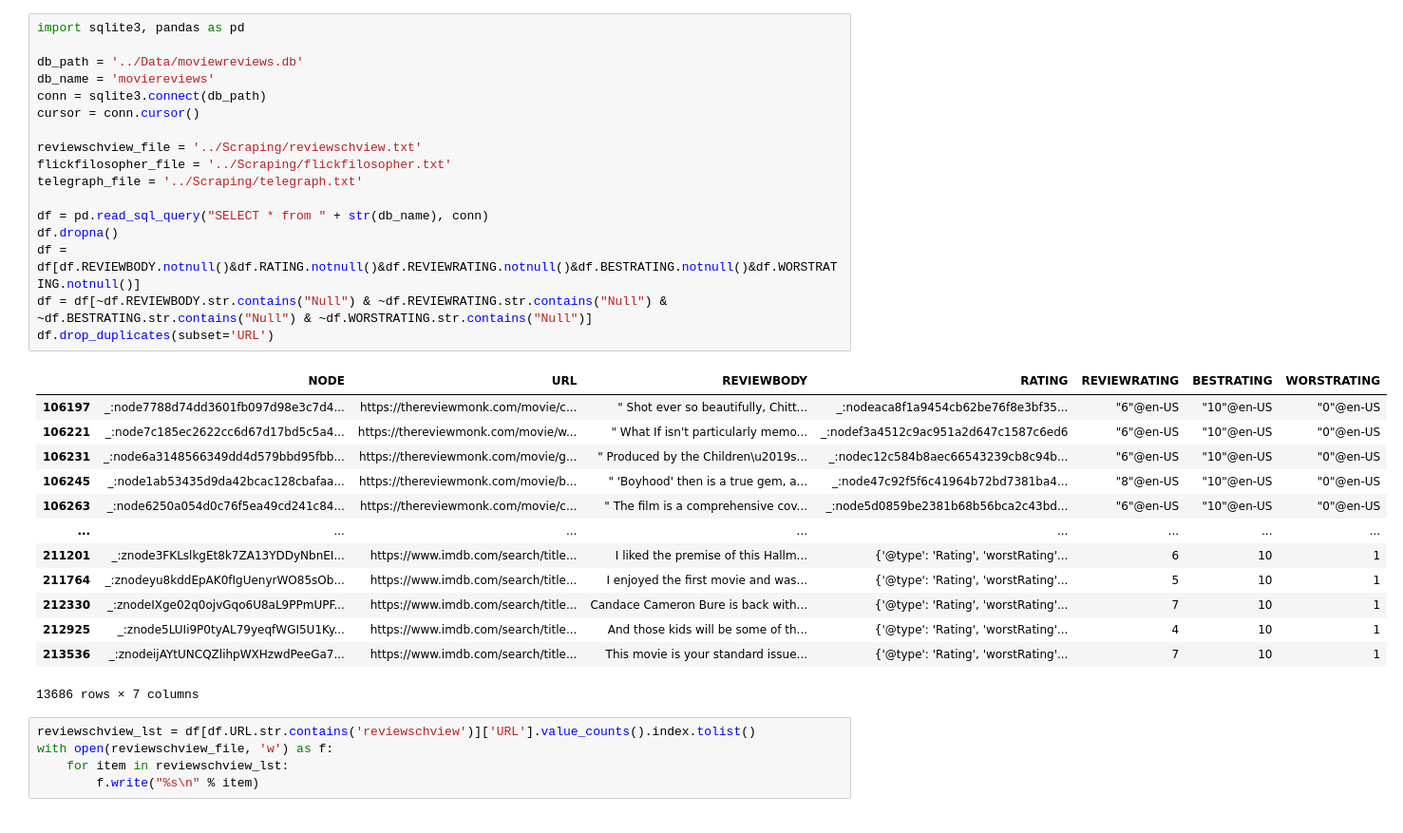
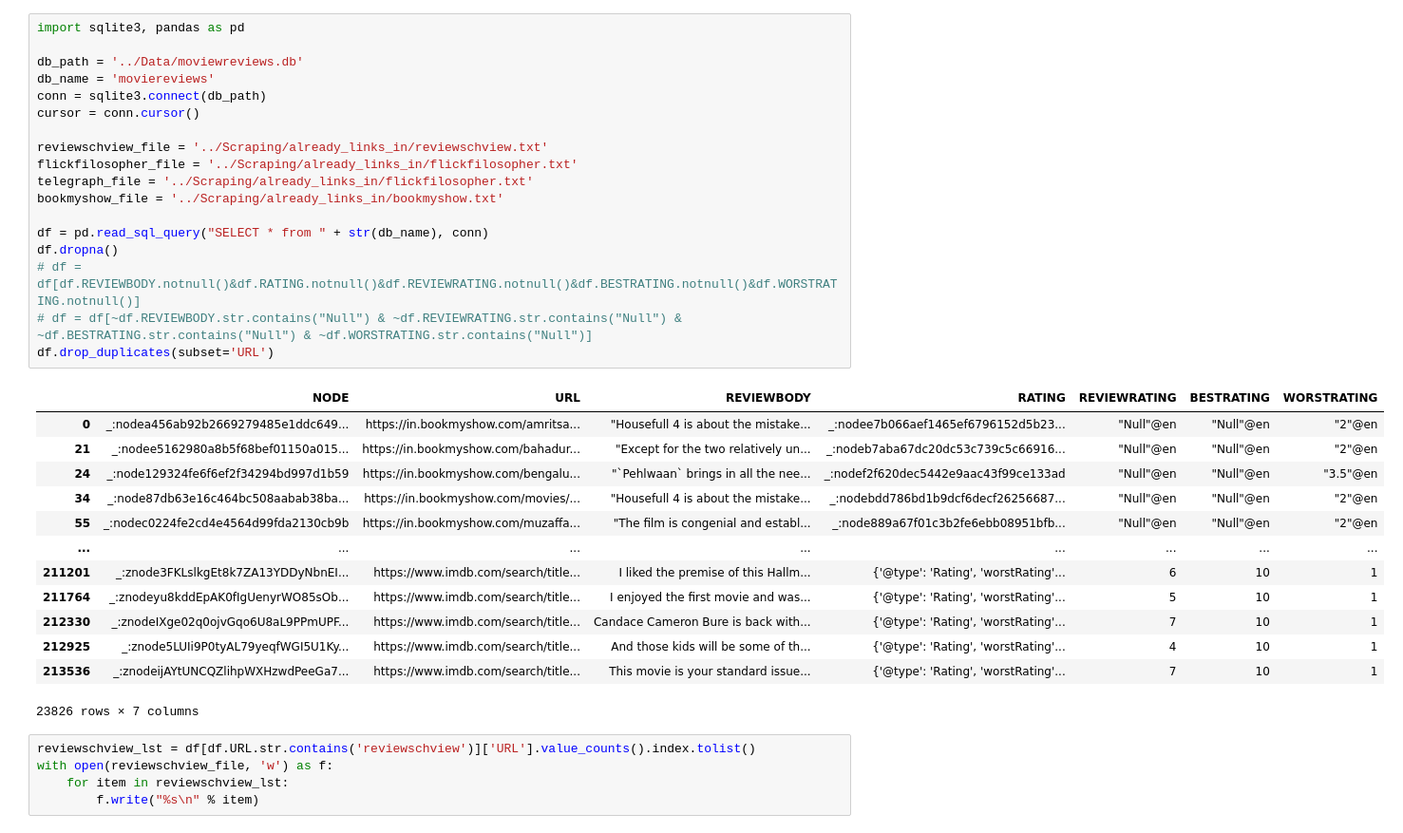
Before and after one commit to PhuongAnhMannheim/Master, a Jupyter notebook: Intermediary/getCurrentReviewAdresses.ipynb, the cells around one changed output. Shown: that part at 95% size. Saved outputs shown, nothing was run; the diff lists cells and outputs as text.

```diff
--- a/Intermediary/getCurrentReviewAdresses.ipynb
+++ b/Intermediary/getCurrentReviewAdresses.ipynb
@@ -1,34 +1,35 @@
 # %%
 import sqlite3, pandas as pd
 
 db_path = '../Data/moviewreviews.db'
 db_name = 'moviereviews'
 conn = sqlite3.connect(db_path)
 cursor = conn.cursor()
 
-reviewschview_file = '../Scraping/reviewschview.txt'
-flickfilosopher_file = '../Scraping/flickfilosopher.txt'
-telegraph_file = '../Scraping/telegraph.txt'
+reviewschview_file = '../Scraping/already_links_in/reviewschview.txt'
+flickfilosopher_file = '../Scraping/already_links_in/flickfilosopher.txt'
+telegraph_file = '../Scraping/already_links_in/flickfilosopher.txt'
+bookmyshow_file = '../Scraping/already_links_in/bookmyshow.txt'
 
 df = pd.read_sql_query("SELECT * from " + str(db_name), conn)
 df.dropna()
-df = df[df.REVIEWBODY.notnull()&df.RATING.notnull()&df.REVIEWRATING.notnull()&df.BESTRATING.notnull()&df.WORSTRATING.notnull()]
-df = df[~df.REVIEWBODY.str.contains("Null") & ~df.REVIEWRATING.str.contains("Null") & ~df.BESTRATING.str.contains("Null") & ~df.WORSTRATING.str.contains("Null")]
+# df = df[df.REVIEWBODY.notnull()&df.RATING.notnull()&df.REVIEWRATING.notnull()&df.BESTRATING.notnull()&df.WORSTRATING.notnull()]
+# df = df[~df.REVIEWBODY.str.contains("Null") & ~df.REVIEWRATING.str.contains("Null") & ~df.BESTRATING.str.contains("Null") & ~df.WORSTRATING.str.contains("Null")]
 df.drop_duplicates(subset='URL')
 # %% [output]
 |  | NODE | URL | REVIEWBODY | RATING | REVIEWRATING | BESTRATING | WORSTRATING |
-| 106197 | _:node7788d74dd3601fb097d98e3c7d4... | https://thereviewmonk.com/movie/c... | " Shot ever so beautifully, Chitt... | _:nodeaca8f1a9454cb62be76f8e3bf35... | "6"@en-US | "10"@en-US | "0"@en-US |
-| 106221 | _:node7c185ec2622cc6d67d17bd5c5a4... | https://thereviewmonk.com/movie/w... | " What If isn't particularly memo... | _:nodef3a4512c9ac951a2d647c1587c6ed6 | "6"@en-US | "10"@en-US | "0"@en-US |
-| 106231 | _:node6a3148566349dd4d579bbd95fbb... | https://thereviewmonk.com/movie/g... | " Produced by the Children\u2019s... | _:nodec12c584b8aec66543239cb8c94b... | "6"@en-US | "10"@en-US | "0"@en-US |
-| 106245 | _:node1ab53435d9da42bcac128cbafaa... | https://thereviewmonk.com/movie/b... | " 'Boyhood' then is a true gem, a... | _:node47c92f5f6c41964b72bd7381ba4... | "8"@en-US | "10"@en-US | "0"@en-US |
-| 106263 | _:node6250a054d0c76f5ea49cd241c84... | https://thereviewmonk.com/movie/c... | " The film is a comprehensive cov... | _:node5d0859be2381b68b56bca2c43bd... | "6"@en-US | "10"@en-US | "0"@en-US |
+| 0 | _:nodea456ab92b2669279485e1ddc649... | https://in.bookmyshow.com/amritsa... | "Housefull 4 is about the mistake... | _:nodee7b066aef1465ef6796152d5b23... | "Null"@en | "Null"@en | "2"@en |
+| 21 | _:nodee5162980a8b5f68bef01150a015... | https://in.bookmyshow.com/bahadur... | "Except for the two relatively un... | _:nodeb7aba67dc20dc53c739c5c66916... | "Null"@en | "Null"@en | "2"@en |
+| 24 | _:node129324fe6f6ef2f34294bd997d1b59 | https://in.bookmyshow.com/bengalu... | "`Pehlwaan` brings in all the nee... | _:nodef2f620dec5442e9aac43f99ce133ad | "Null"@en | "Null"@en | "3.5"@en |
+| 34 | _:node87db63e16c464bc508aabab38ba... | https://in.bookmyshow.com/movies/... | "Housefull 4 is about the mistake... | _:nodebdd786bd1b9dcf6decf26256687... | "Null"@en | "Null"@en | "2"@en |
+| 55 | _:nodec0224fe2cd4e4564d99fda2130cb9b | https://in.bookmyshow.com/muzaffa... | "The film is congenial and establ... | _:node889a67f01c3b2fe6ebb08951bfb... | "Null"@en | "Null"@en | "2"@en |
 | ... | ... | ... | ... | ... | ... | ... | ... |
 | 211201 | _:znode3FKLslkgEt8k7ZA13YDDyNbnEI... | https://www.imdb.com/search/title... | I liked the premise of this Hallm... | {'@type': 'Rating', 'worstRating'... | 6 | 10 | 1 |
 | 211764 | _:znodeyu8kddEpAK0fIgUenyrWO85sOb... | https://www.imdb.com/search/title... | I enjoyed the first movie and was... | {'@type': 'Rating', 'worstRating'... | 5 | 10 | 1 |
 | 212330 | _:znodeIXge02q0ojvGqo6U8aL9PPmUPF... | https://www.imdb.com/search/title... | Candace Cameron Bure is back with... | {'@type': 'Rating', 'worstRating'... | 7 | 10 | 1 |
 | 212925 | _:znode5LUIi9P0tyAL79yeqfWGI5U1Ky... | https://www.imdb.com/search/title... | And those kids will be some of th... | {'@type': 'Rating', 'worstRating'... | 4 | 10 | 1 |
 | 213536 | _:znodeijAYtUNCQZlihpWXHzwdPeeGa7... | https://www.imdb.com/search/title... | This movie is your standard issue... | {'@type': 'Rating', 'worstRating'... | 7 | 10 | 1 |
-13686 rows × 7 columns
+23826 rows × 7 columns
 # %%
 reviewschview_lst = df[df.URL.str.contains('reviewschview')]['URL'].value_counts().index.tolist()
 with open(reviewschview_file, 'w') as f:
```
Also changed, not shown: parts of 1 cell of this notebook, 4 other files.
